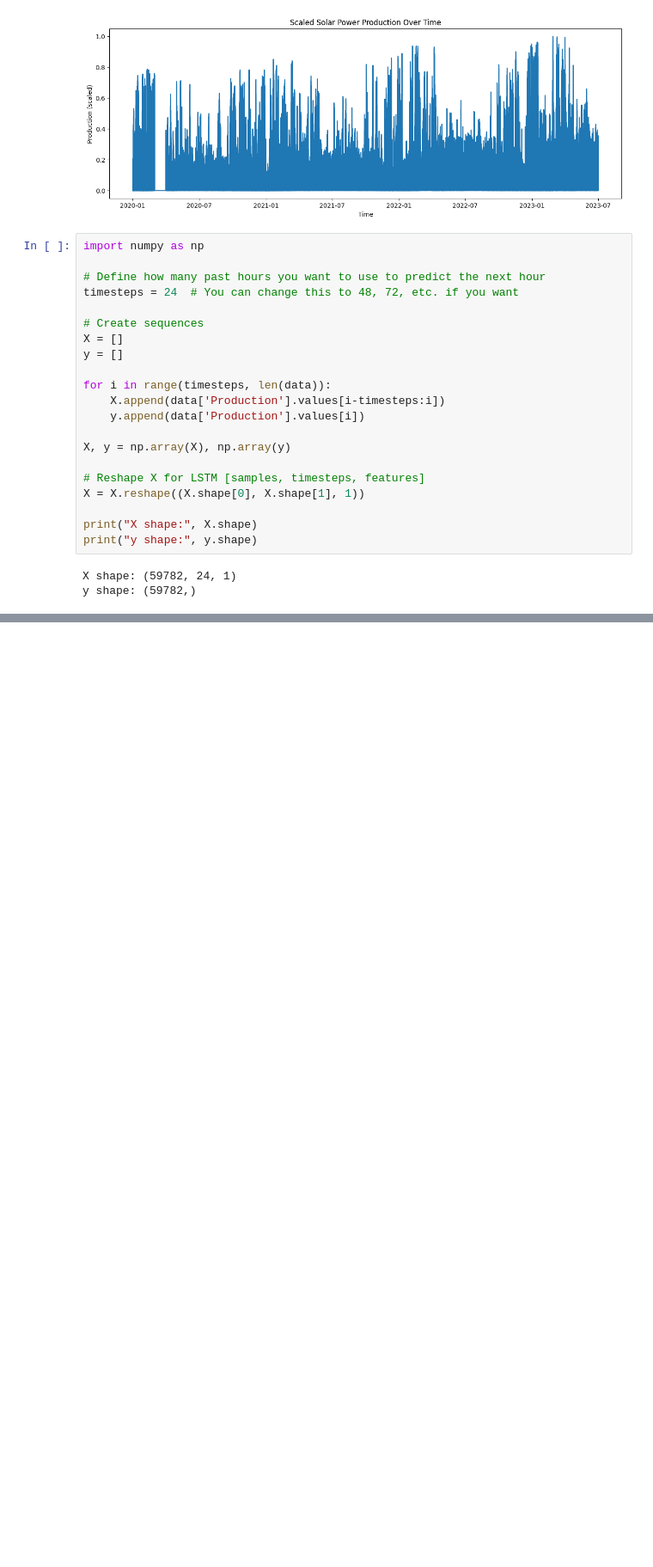
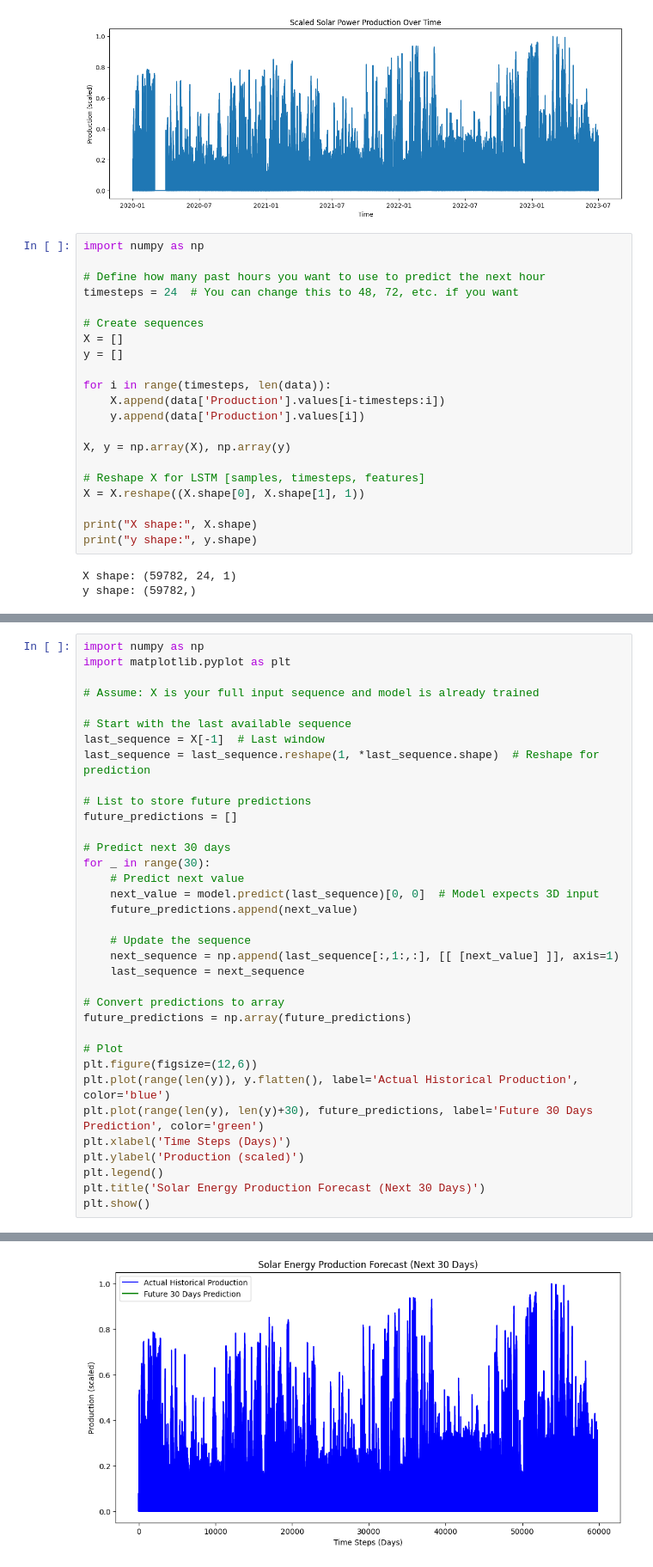
Before and after one commit to Sanjeevp-07/SolarXchange_ML, a Jupyter notebook: SolarXchange_fec_1.ipynb, the cells around one changed output, grey strips where cells are left out. Shown at 86% size. Saved outputs shown, nothing was run; the diff lists cells and outputs as text; blank space fills up the shorter version.

```diff
--- a/SolarXchange_fec_1.ipynb
+++ b/SolarXchange_fec_1.ipynb
@@ -185,0 +254,36 @@ Epoch 20/20
+# %%
+import numpy as np
+import matplotlib.pyplot as plt
+
+# Assume: X is your full input sequence and model is already trained
+
+# Start with the last available sequence
+last_sequence = X[-1]  # Last window
+last_sequence = last_sequence.reshape(1, *last_sequence.shape)  # Reshape for prediction
+
+# List to store future predictions
+future_predictions = []
+
+# Predict next 30 days
+for _ in range(30):
+    # Predict next value
+    next_value = model.predict(last_sequence)[0, 0]  # Model expects 3D input
+    future_predictions.append(next_value)
+
+    # Update the sequence
+    next_sequence = np.append(last_sequence[:,1:,:], [[ [next_value] ]], axis=1)
+    last_sequence = next_sequence
+
+# Convert predictions to array
+future_predictions = np.array(future_predictions)
+
+# Plot
+plt.figure(figsize=(12,6))
+plt.plot(range(len(y)), y.flatten(), label='Actual Historical Production', color='blue')
+plt.plot(range(len(y), len(y)+30), future_predictions, label='Future 30 Days Prediction', color='green')
+plt.xlabel('Time Steps (Days)')
+plt.ylabel('Production (scaled)')
+plt.legend()
+plt.title('Solar Energy Production Forecast (Next 30 Days)')
+plt.show()
+# %% [output]
@@ -185,0 +307 @@ Epoch 20/20
+[figure, added]
```
Also changed, not shown: parts of 12 cells of this notebook.
